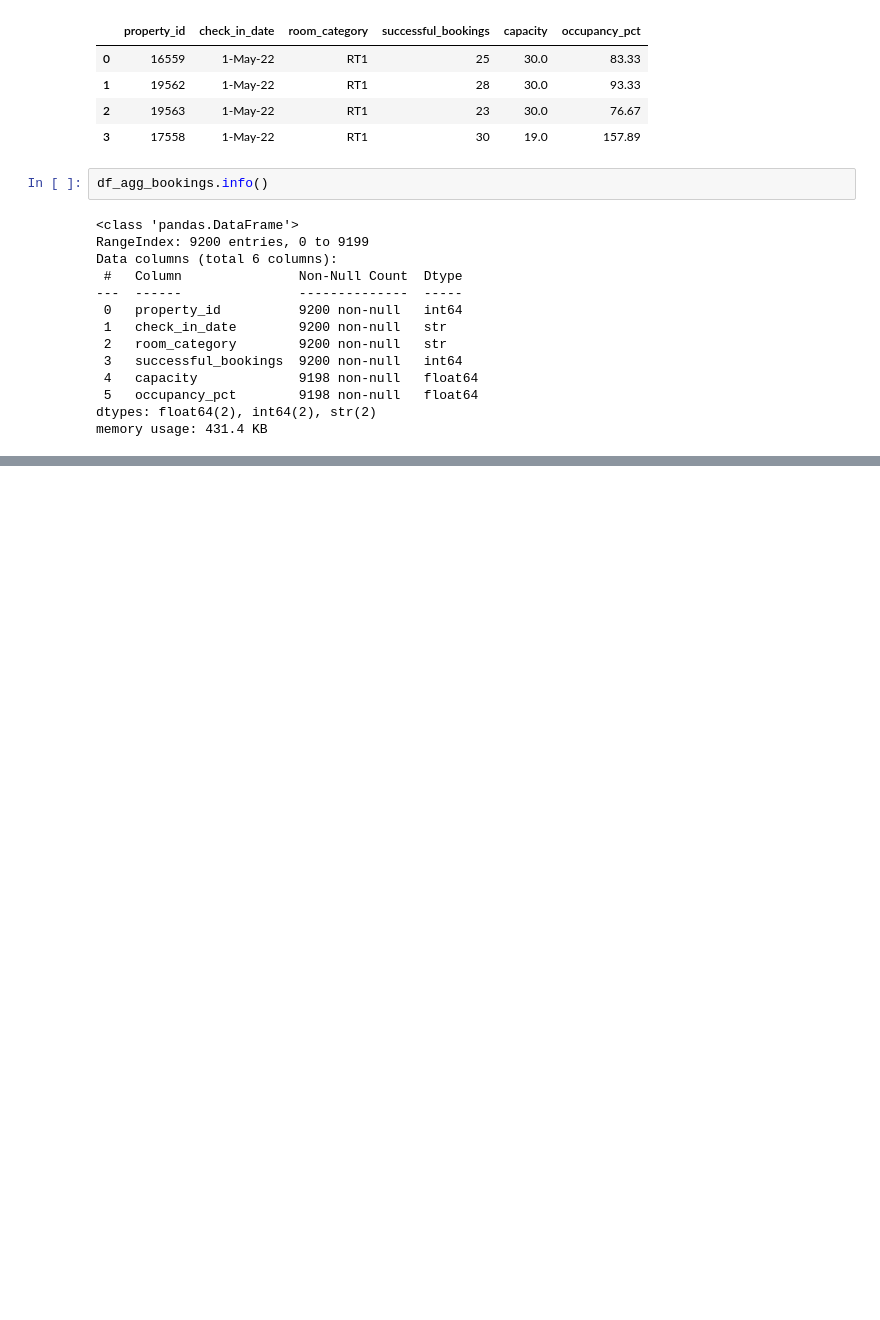
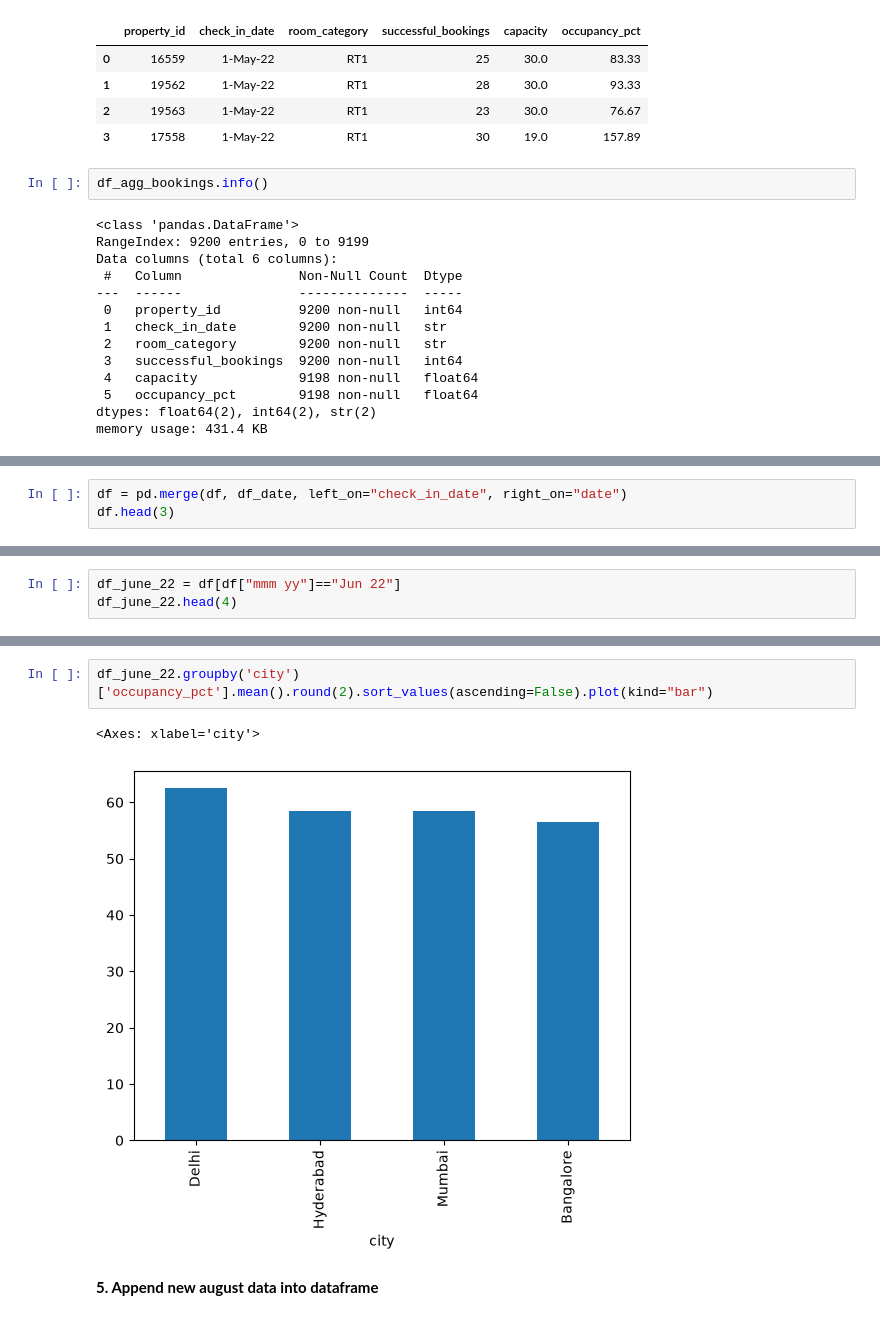
Before and after one commit to dev-p-analytics/hospitality-eda, a Jupyter notebook: hotel.ipynb, the cells around one changed output, grey strips where cells are left out. Cells and saved outputs as stored; diff of their text form; blank space fills up the shorter version.

```diff
--- a/hotel.ipynb
+++ b/hotel.ipynb
@@ -274,0 +347,3 @@ memory usage: 431.4 KB
+# %%
+df = pd.merge(df, df_date, left_on="check_in_date", right_on="date")
+df.head(3)
@@ -274,0 +364,3 @@ memory usage: 431.4 KB
+# %%
+df_june_22 = df[df["mmm yy"]=="Jun 22"]
+df_june_22.head(4)
@@ -274,0 +382,7 @@ memory usage: 431.4 KB
+# %%
+df_june_22.groupby('city')['occupancy_pct'].mean().round(2).sort_values(ascending=False).plot(kind="bar")
+# %% [output]
+<Axes: xlabel='city'>
+[figure, added]
+# %% [markdown]
+**5. Append new august data into dataframe**
```
Also changed, not shown: parts of 36 cells of this notebook.
